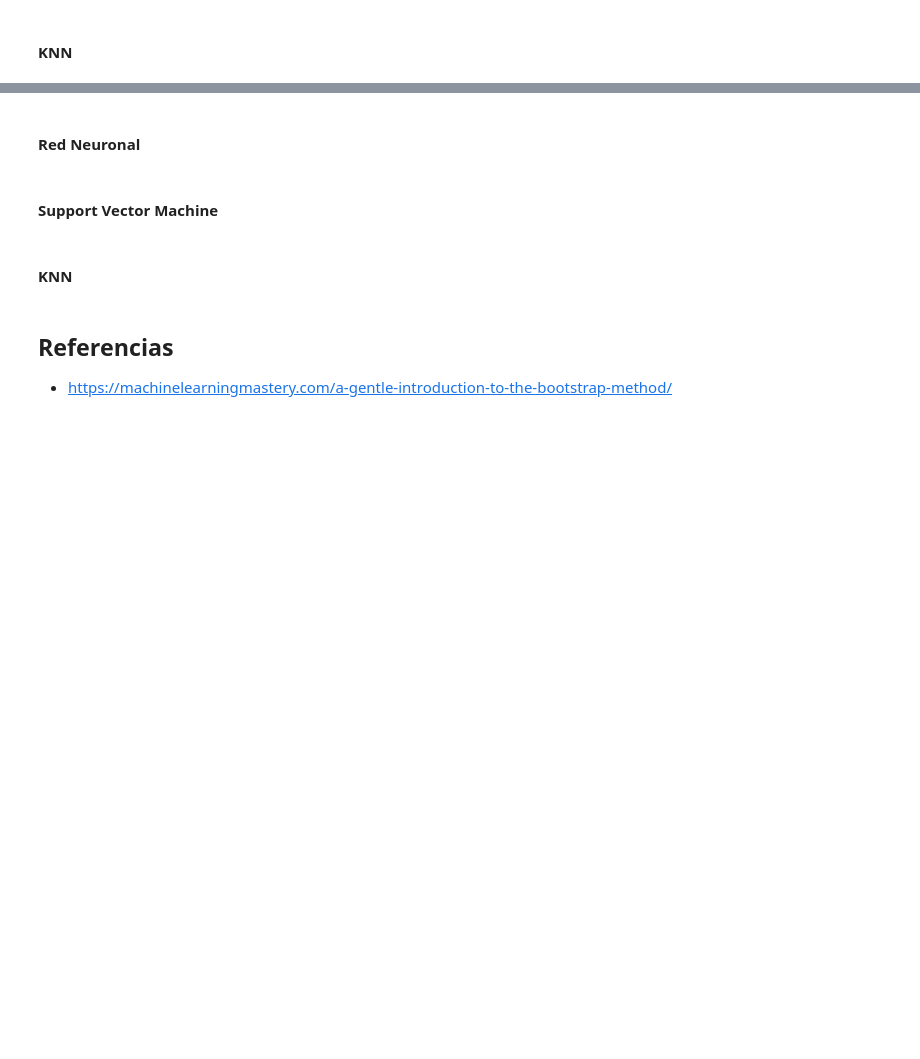
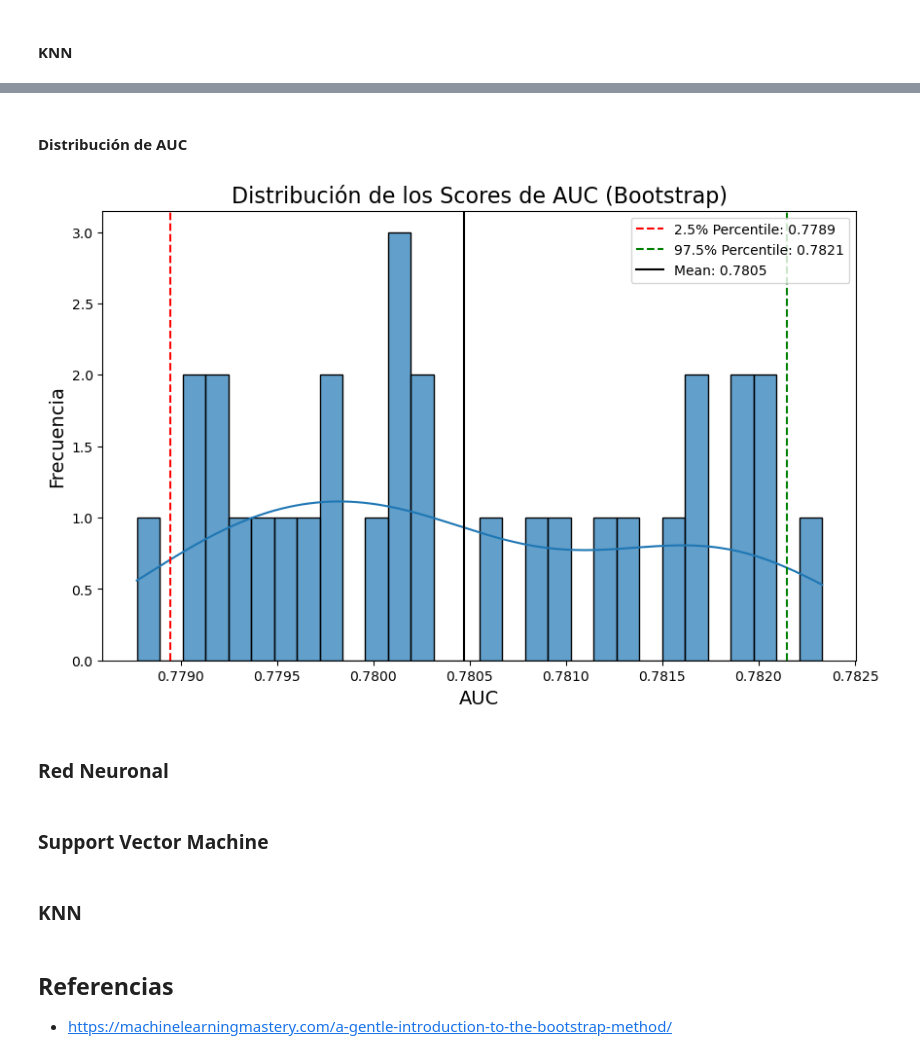
Before and after one commit to MonicaCabanas23/Clasificacion-y-Regresion-Lineal, a Jupyter notebook: Proyecto 3/data_splitting.ipynb, the cells around one changed output, grey strips where cells are left out. Saved outputs shown, nothing was run; the diff lists cells and outputs as text; code cells hidden in the pictures; blank space fills up the shorter version.

```diff
--- a/Proyecto 3/data_splitting.ipynb
+++ b/Proyecto 3/data_splitting.ipynb
@@ -274,13 +333,22 @@ graph_bootstrap_ci(accuracy_scores, lower_bound, upper_bound, mean_score=mean_sc
+# %% [markdown]
+#### Distribución de AUC
+# %%
+mean = ci_results['auc']['mean']
+lower_bound = ci_results['auc']['lower_bound']
+upper_bound = ci_results['auc']['upper_bound']
+graph_bootstrap_ci(metrics_df['auc'].values, lower_bound, upper_bound, mean, "AUC")
+# %% [output]
+[figure, added]
 # %% [markdown]
-#### Red Neuronal
+### Red Neuronal
 # %%
 # Código de intérvalos de confianza de la red neuronal aquí
 # %% [markdown]
-#### Support Vector Machine
+### Support Vector Machine
 # %%
 # Código de intérvalos de confianza de SVM aquí
 # %% [markdown]
-#### KNN
+### KNN
 # %%
 # Código de intérvalos de confianza de KNN aquí
 # %% [markdown]
```
Also changed, not shown: parts of 11 cells of this notebook.
